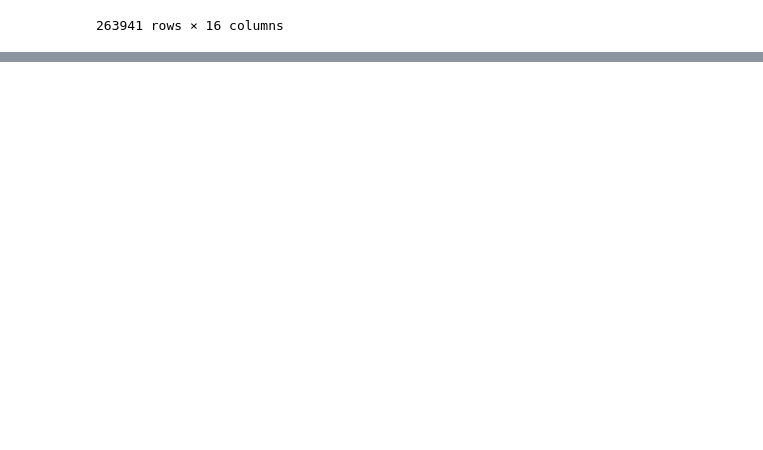
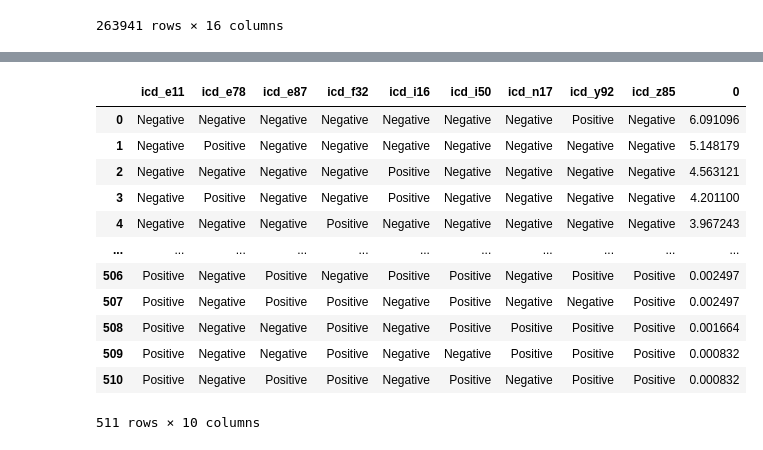
Before and after one commit to smitamisra/EHR_exploration, a Jupyter notebook: notebooks/db_exploration_creatingVisuals.ipynb, the cells around one changed output, grey strips where cells are left out. Drawn from its saved outputs; the diff is of its cells as text; code cells hidden in the pictures; blank space fills up the shorter version.

```diff
--- a/notebooks/db_exploration_creatingVisuals.ipynb
+++ b/notebooks/db_exploration_creatingVisuals.ipynb
@@ -1511,0 +1586,17 @@ sns.heatmap((pt1.loc[pt1['dod_x']==1].drop('subject_id', axis=1)).corr(), cmap="
+# %%
+(((pt_mer2[['icd_e11', 'icd_e78', 'icd_e87', 'icd_f32', 'icd_i16',
+       'icd_i50', 'icd_n17', 'icd_y92', 'icd_z85']].value_counts())*100)/len(pt_mer2)).to_frame().reset_index()
+# %% [output]
+|  | icd_e11 | icd_e78 | icd_e87 | icd_f32 | icd_i16 | icd_i50 | icd_n17 | icd_y92 | icd_z85 | 0 |
+| 0 | Negative | Negative | Negative | Negative | Negative | Negative | Negative | Positive | Negative | 6.091096 |
+| 1 | Negative | Positive | Negative | Negative | Negative | Negative | Negative | Negative | Negative | 5.148179 |
+| 2 | Negative | Negative | Negative | Negative | Positive | Negative | Negative | Negative | Negative | 4.563121 |
+| 3 | Negative | Positive | Negative | Negative | Positive | Negative | Negative | Negative | Negative | 4.201100 |
+| 4 | Negative | Negative | Negative | Positive | Negative | Negative | Negative | Negative | Negative | 3.967243 |
+| ... | ... | ... | ... | ... | ... | ... | ... | ... | ... | ... |
+| 506 | Positive | Negative | Positive | Negative | Positive | Positive | Negative | Positive | Positive | 0.002497 |
+| 507 | Positive | Negative | Positive | Positive | Negative | Positive | Negative | Negative | Positive | 0.002497 |
+| 508 | Positive | Negative | Negative | Positive | Negative | Positive | Positive | Positive | Positive | 0.001664 |
+| 509 | Positive | Negative | Negative | Positive | Negative | Negative | Positive | Positive | Positive | 0.000832 |
+| 510 | Positive | Negative | Positive | Positive | Negative | Positive | Negative | Positive | Positive | 0.000832 |
+511 rows × 10 columns
```
Also changed, not shown: parts of 66 cells of this notebook, 1 other file.
